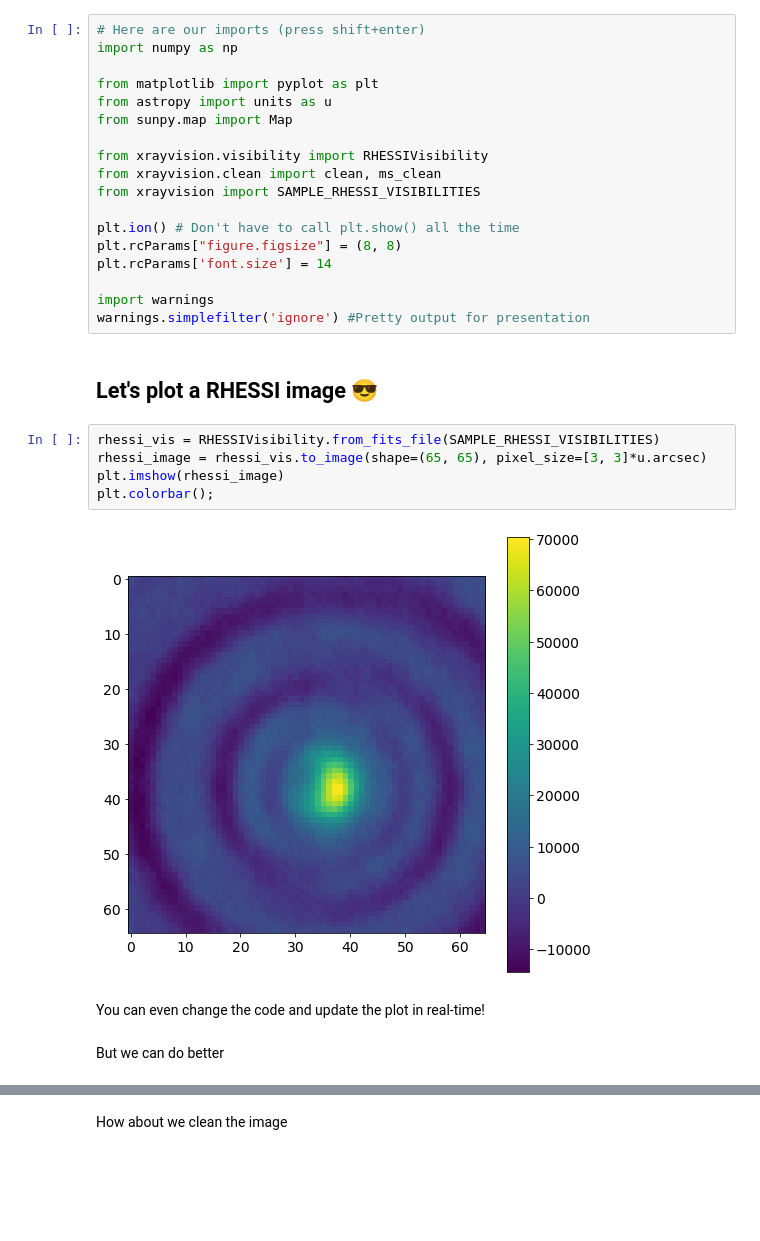
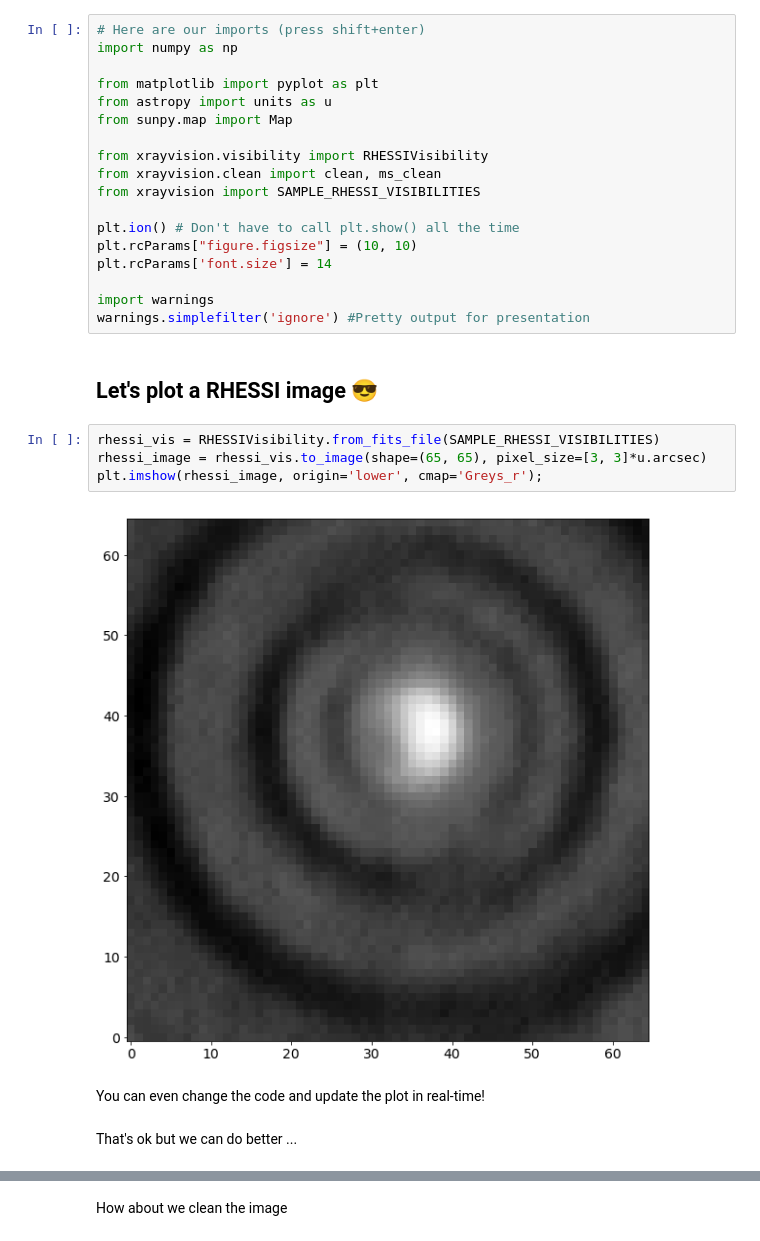
Before and after one commit to samaloney/rhessi17, a Jupyter notebook: index.ipynb, the cells around one changed output, grey strips where cells are left out. Drawn from its saved outputs; the diff is of its cells as text; blank space fills up the shorter version.

```diff
--- a/index.ipynb
+++ b/index.ipynb
@@ -49,7 +72,7 @@ from xrayvision.clean import clean, ms_clean
 from xrayvision import SAMPLE_RHESSI_VISIBILITIES
 
 plt.ion() # Don't have to call plt.show() all the time
-plt.rcParams["figure.figsize"] = (8, 8)
+plt.rcParams["figure.figsize"] = (10, 10)
 plt.rcParams['font.size'] = 14
 
 import warnings
@@ -59,13 +82,12 @@ warnings.simplefilter('ignore') #Pretty output for presentation
 # %%
 rhessi_vis = RHESSIVisibility.from_fits_file(SAMPLE_RHESSI_VISIBILITIES)
 rhessi_image = rhessi_vis.to_image(shape=(65, 65), pixel_size=[3, 3]*u.arcsec)
-plt.imshow(rhessi_image)
-plt.colorbar();
+plt.imshow(rhessi_image, origin='lower', cmap='Greys_r');
 # %% [output]
-[figure, old version]
+[figure, new version]
 # %% [markdown]
 You can even change the code and update the plot in real-time!
 # %% [markdown]
-But we can do better
+That's ok but we can do better ...
 # %%
 rhessi_map = rhessi_vis.to_map(shape=(65, 65), pixel_size=[2, 2]*u.arcsec)
```
Also changed, not shown: parts of 17 cells of this notebook.
